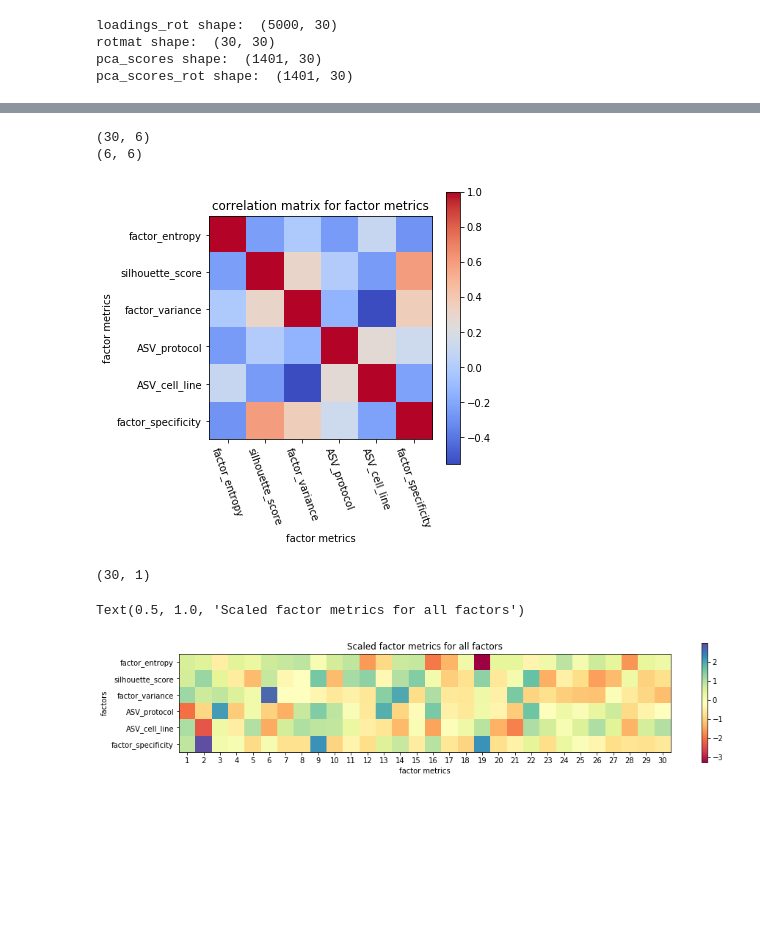
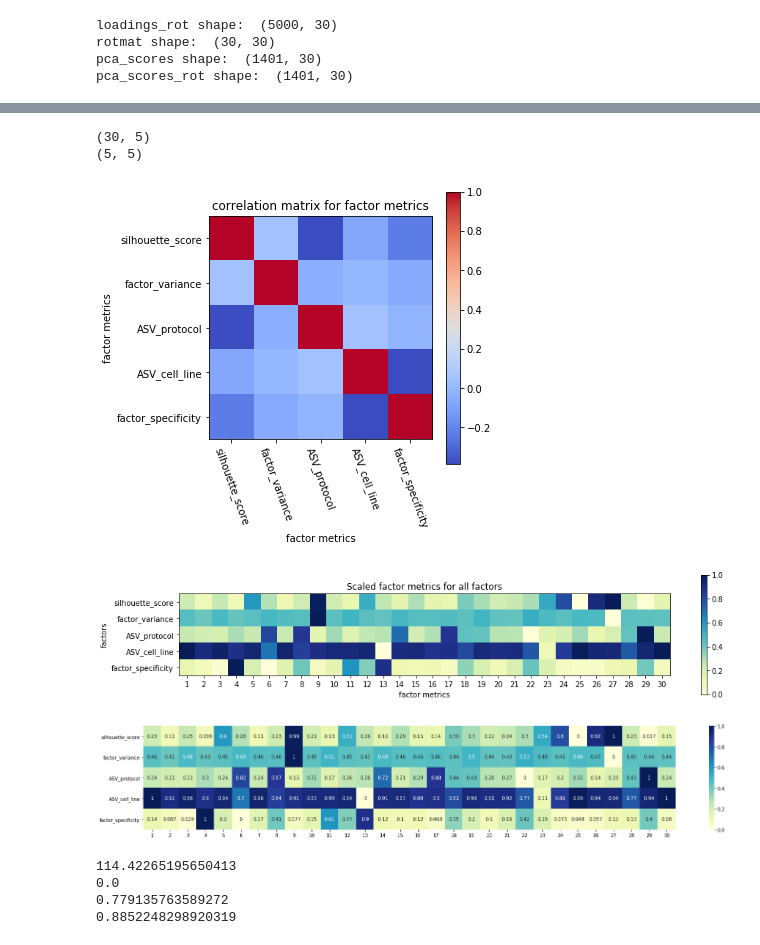
Before and after one commit to delipouya/scLMM, a Jupyter notebook: notebooks/FA_Interpretibility_metrics.ipynb, the cells around one changed output, grey strips where cells are left out. Drawn from its saved outputs; the diff is of its cells as text; code cells hidden in the pictures; blank space fills up the shorter version.

```diff
--- a/notebooks/FA_Interpretibility_metrics.ipynb
+++ b/notebooks/FA_Interpretibility_metrics.ipynb
@@ -372,7 +441,7 @@ def get_mean_importance_all_levels(covariate_name, data, factor_scores):
 
 covariate_name =  'protocol'#'cell_line'
 covariate_level = b'Dropseq'
-factor_scores = pca_scores_rot
+factor_scores = pca_scores
 
 ### calculate the mean importance of each covariate level
 mean_importance_df_protocol = get_mean_importance_all_levels('protocol', data, factor_scores)
@@ -559,8 +594,10 @@ PC19
 mean_importance_df = pd.concat([mean_importance_df_protocol, mean_importance_df_cell_line], axis=0)
 mean_importance_df.shape
 ### plot mean_importance_df as a heatmap
-fig, ax = plt.subplots(figsize=(13, 3))
-sns.heatmap(mean_importance_df, cmap='coolwarm', ax=ax)
-ax.set_title('Mean importance of each PC for each covariate level')
+fig, ax = plt.subplots(figsize=(23, 4))
+### change the column names as 'factor1', 'factor2', ...
+mean_importance_df.columns = ['F'+str(i) for i in range(1, num_components+1)]
+sns.heatmap(mean_importance_df, cmap='coolwarm', ax=ax, annot=True, fmt=f'.1g')
+ax.set_title('Mean importance of each factor for each covariate level')
 plt.show()
 # %% [output]
@@ -965,14 +1061,14 @@ factor_specificity_all = get_all_factors_specificity(mean_importance_df)
 
 
 ### concatenate all matrices
-all_metrics = np.concatenate((np.asarray(factor_entropy_all).reshape(-1, 1),
+all_metrics = np.concatenate((#np.asarray(factor_entropy_all).reshape(-1, 1),
                               np.asarray(silhouette_score_all).reshape(-1, 1),
                               np.asarray(factor_variance_all).reshape(-1, 1),
                               np.asarray(ASV_protocol_all).reshape(-1, 1),
                               np.asarray(ASV_cell_line_all).reshape(-1, 1),
                               np.asarray(factor_specificity_all).reshape(-1, 1)), axis=1)
 
-factor_metrics = ['factor_entropy', 'silhouette_score', 'factor_variance', 'ASV_protocol', 'ASV_cell_line', 'factor_specificity']
+factor_metrics = [ 'silhouette_score', 'factor_variance', 'ASV_protocol', 'ASV_cell_line', 'factor_specificity'] # 'factor_entropy',
 print(all_metrics.shape)
 ### calculate the correlation matrix
 corr = np.corrcoef(all_metrics.T)
@@ -988,32 +1084,68 @@ plt.ylabel('factor metrics')
 plt.title('correlation matrix for factor metrics')
 plt.show()
 # %% [output]
-(30, 6)
-(6, 6)
+(30, 5)
+(5, 5)
-[figure, old version]
+[figure, new version]
 # %%
-print(np.asarray(silhouette_score_all).reshape(-1, 1).shape)
+def get_scaled_vector(a_vector):
+    ### scale the vector to be between 0 and 1
+    a_vector_scaled = (a_vector - np.min(a_vector))/(np.max(a_vector) - np.min(a_vector))
+    return a_vector_scaled
+
 ### concatenate all matrices
-all_metrics = np.concatenate((np.asarray(factor_entropy_all).reshape(-1, 1),
+all_metrics = np.concatenate((#np.asarray(factor_entropy_all).reshape(-1, 1),
                               np.asarray(silhouette_score_all).reshape(-1, 1),
                               np.asarray(factor_variance_all).reshape(-1, 1),
                               np.asarray(ASV_protocol_all).reshape(-1, 1),
                               np.asarray(ASV_cell_line_all).reshape(-1, 1),
                               np.asarray(factor_specificity_all).reshape(-1, 1)), axis=1)
 
 
+
 ### scale the all_metrics matrix based on each metric
-all_metrics = StandardScaler().fit_transform(all_metrics)
+#all_metrics = StandardScaler().fit_transform(all_metrics)
+
+### scale the all_metrics matrix based on each metric
+all_metrics_scaled = np.concatenate((get_scaled_vector(all_metrics[:,0]).reshape(-1, 1),
+                                get_scaled_vector(all_metrics[:,1]).reshape(-1, 1),
+                                get_scaled_vector(all_metrics[:,2]).reshape(-1, 1),
+                                get_scaled_vector(all_metrics[:,3]).reshape(-1, 1),
+                                get_scaled_vector(all_metrics[:,4]).reshape(-1, 1),
+                                #get_scaled_vector(all_metrics[:,5]).reshape(-1, 1)
+                                ),axis=1)
+
+
 ### visualize the all_metrics matrix as a heatmap
 plt.figure(figsize=(15, 3))
-plt.imshow(all_metrics.T, cmap='Spectral', interpolation='nearest')
+plt.imshow(all_metrics_scaled.T, cmap='YlGnBu', interpolation='nearest') #'YlOrRd'
 plt.yticks(np.arange(len(factor_metrics)), factor_metrics)
 plt.xticks(np.arange(num_components), np.arange(num_components)+1)
 plt.colorbar()
 plt.xlabel('factor metrics')
 plt.ylabel('factors')
 plt.title('Scaled factor metrics for all factors')
+
+#### visualize the all_metrics matrix as a heatmap using seaborn
+import seaborn as sns
+precision = 2
+df = pd.DataFrame(all_metrics_scaled.T, columns=np.arange(num_components)+1)
+df.index = factor_metrics
+plt.figure(figsize=(25,4))
+sns.heatmap(df, cmap='YlGnBu', annot=True, fmt=f'.2g') #
+plt.show()
 # %% [output]
-(30, 1)
-Text(0.5, 1.0, 'Scaled factor metrics for all factors')
-[figure, old version]
+[figure, new version]
+[figure, added]
+# %%
+i = 18
+print(factor_entropy_all[i])
+print(get_manual_scaled_vector(factor_entropy_all)[i])
+
+print(silhouette_score_all[i])
+print(get_manual_scaled_vector(silhouette_score_all)[i])
+# %% [output]
+114.42265195650413
+0.0
+0.779135763589272
+0.8852248298920319
```
Also changed, not shown: parts of 26 cells of this notebook, 5 other files.
